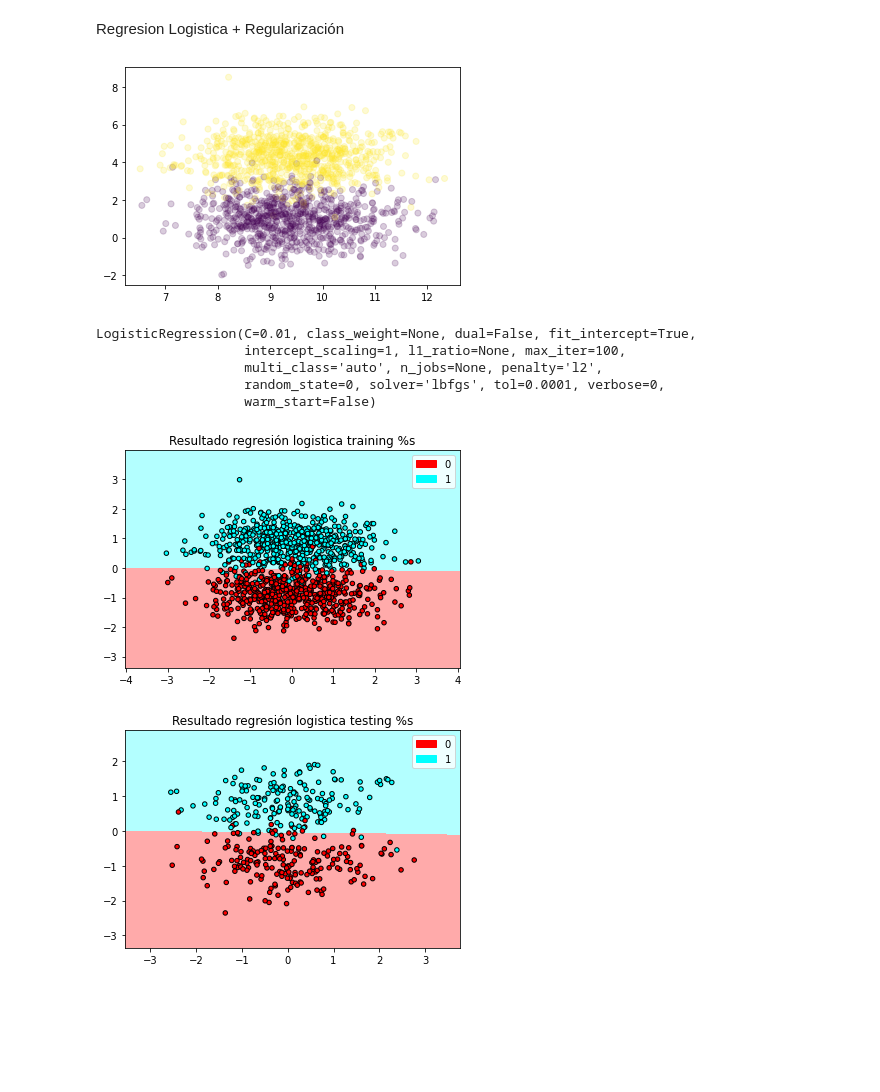
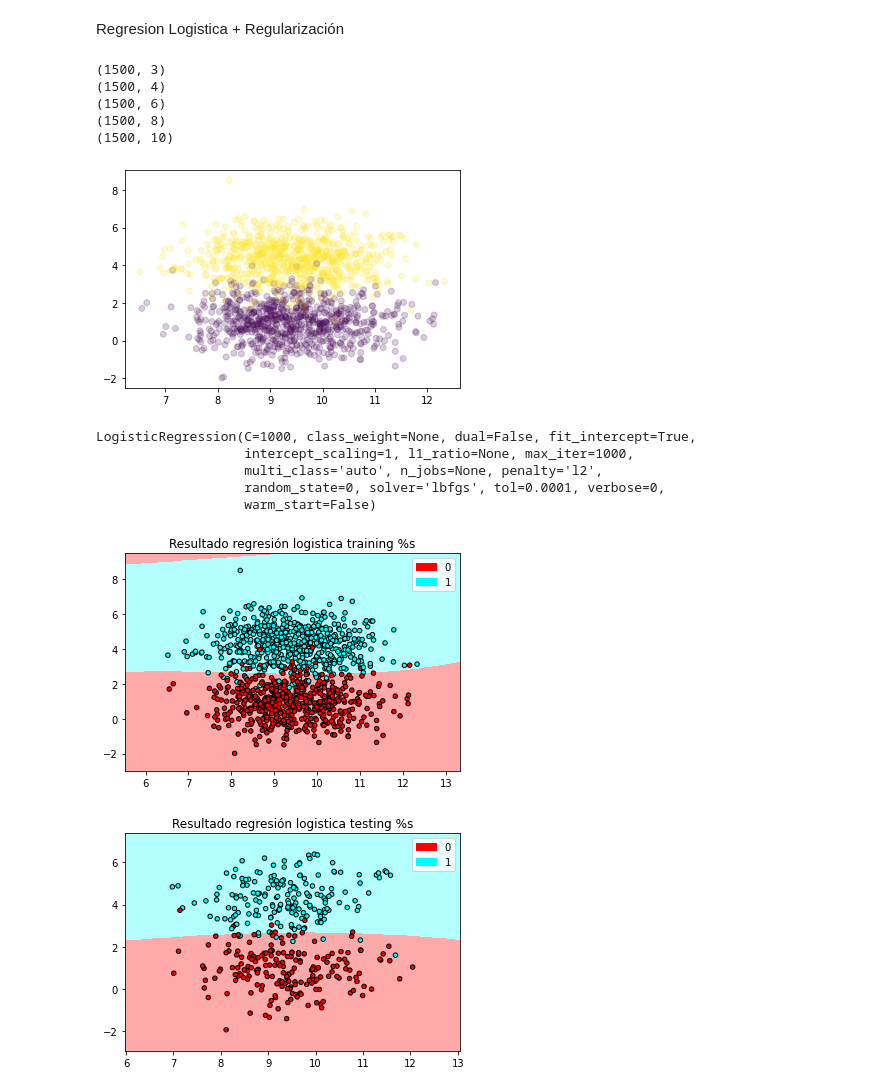
Before and after one commit to calderonf/CursoMachineLearning, a Jupyter notebook: Codigo/Regresion_logistica_Regularizacion.ipynb, the cells around one changed output. Drawn from its saved outputs; the diff is of its cells as text; code cells hidden in the pictures; blank space fills up the shorter version.

```diff
--- a/Codigo/Regresion_logistica_Regularizacion.ipynb
+++ b/Codigo/Regresion_logistica_Regularizacion.ipynb
@@ -26,29 +26,56 @@ from sklearn.model_selection import train_test_split
 from sklearn.linear_model import LogisticRegression
 #https://scikit-learn.org/stable/modules/generated/sklearn.linear_model.LogisticRegression.html
 # %%
-Xtotal, ytotal = make_blobs(n_samples = 1500, centers = 2, n_features=2, shuffle=True, random_state=4)#4 y 30 da un buen cluster para probar
+Xoriginal, ytotal = make_blobs(n_samples = 1500, centers = 2, n_features=2, shuffle=True, random_state=4)#4 y 30 da un buen cluster para probar
 #Xtotal, ytotal = make_circles(n_samples=1500, shuffle=True, noise=0.1, random_state=4, factor=0.4)
+#Vamos a aumentar la complejidad de la hipótesis
+
+#tenemos X1 y X2 vamos a tomar una hipótesis
+idx1=1
+idx2=2
+xsize=len(Xoriginal)
+#h(X)=c0X0+C1X1+C2X2+C3X1*X2+C4X1^2+C5X2^2+C6X1^3+C7X2^3+C8X1^4+C9X2^4
+#Primera constante, c0X0 con X0=1:
+Xtotal=np.hstack((np.ones((xsize, 1)),Xoriginal))
+print(np.shape(Xtotal))
+# C3X1*X2
+Xtotal=np.hstack(  (Xtotal,(Xoriginal[:,0]*Xoriginal[:,1]).reshape((xsize, 1)))  )
+print(np.shape(Xtotal))
+#C4X1^2+C5X2^2
+Xtotal=np.hstack((Xtotal,np.power(Xoriginal,2)))
+print(np.shape(Xtotal))
+#C6X1^3+C7X2^3
+Xtotal=np.hstack((Xtotal,np.power(Xoriginal,3)))
+print(np.shape(Xtotal))
+#C8X1^4+C9X2^4
+Xtotal=np.hstack((Xtotal,np.power(Xoriginal,4)))
+print(np.shape(Xtotal))
 
 plt.figure()
-plt.scatter(Xtotal[:,0],Xtotal[:,1],c=ytotal,alpha=0.2)#ver: https://matplotlib.org/3.3.1/api/_as_gen/matplotlib.pyplot.scatter.html
+plt.scatter(Xtotal[:,idx1],Xtotal[:,idx2],c=ytotal,alpha=0.2)#ver: https://matplotlib.org/3.3.1/api/_as_gen/matplotlib.pyplot.scatter.html
 plt.show()
 X_train, X_test, y_train, y_test = train_test_split(Xtotal, ytotal, random_state=0)
-scaler = StandardScaler()# Ejercicio, no use la escalización de los datos a ver que tal funciona!
-scaler.fit(X_train)# el fit de los datos solo se hace con el conjunto de entrenamiento!
-X_train = scaler.transform(X_train)
-X_test = scaler.transform(X_test)
+
+#scaler = StandardScaler()# Ejercicio, no use la escalización de los datos a ver que tal funciona!
+#scaler.fit(X_train)# el fit de los datos solo se hace con el conjunto de entrenamiento!
+#X_train = scaler.transform(X_train)
+#X_test = scaler.transform(X_test)
 # %% [output]
+(1500, 3)
+(1500, 4)
+(1500, 6)
+(1500, 8)
+(1500, 10)
 [figure]
 # %%
 # ver https://scikit-learn.org/stable/modules/linear_model.html#logistic-regression
 
-LR = LogisticRegression(penalty='l2', C=0.01,random_state=0)
-#https://scikit-learn.org/stable/modules/generated/sklearn.svm.SVC.html#sklearn.svm.SVC
+LR = LogisticRegression(penalty='l2',max_iter=1000, C=1000,random_state=0)
 
 LR.fit(X_train, y_train)
 # %% [output]
-LogisticRegression(C=0.01, class_weight=None, dual=False, fit_intercept=True,
-                   intercept_scaling=1, l1_ratio=None, max_iter=100,
+LogisticRegression(C=1000, class_weight=None, dual=False, fit_intercept=True,
+                   intercept_scaling=1, l1_ratio=None, max_iter=1000,
                    multi_class='auto', n_jobs=None, penalty='l2',
                    random_state=0, solver='lbfgs', tol=0.0001, verbose=0,
                    warm_start=False)
@@ -63,11 +90,10 @@ cmap_bold = ListedColormap(['#FF0000', '#00ffff'])#['#FF0000', '#ff9933','#FFFF0
 
 # Plot the decision boundary. For that, we will assign a color to each
 # point in the mesh [x_min, x_max]x[y_min, y_max].
-x_min, x_max = X[:, 0].min() - 1, X[:, 0].max() + 1
-y_min, y_max = X[:, 1].min() - 1, X[:, 1].max() + 1
-xx, yy = np.meshgrid(np.arange(x_min, x_max, h),
-                         np.arange(y_min, y_max, h))
-Z = LR.predict(np.c_[xx.ravel(), yy.ravel()])
+x_min, x_max = X[:, idx1].min() - 1, X[:, idx1].max() + 1
+y_min, y_max = X[:, idx2].min() - 1, X[:, idx2].max() + 1
+xx, yy = np.meshgrid(np.arange(x_min, x_max, h),np.arange(y_min, y_max, h))
+Z = LR.predict(np.c_[np.zeros_like(xx.ravel()),xx.ravel(), yy.ravel(),xx.ravel()* yy.ravel(),xx.ravel()*xx.ravel(), yy.ravel()* yy.ravel(),xx.ravel()*xx.ravel()*xx.ravel(), yy.ravel()*yy.ravel()* yy.ravel(),xx.ravel()*xx.ravel()*xx.ravel()*xx.ravel(), yy.ravel()*yy.ravel()* yy.ravel()* yy.ravel()])
 
 # Put the result into a color plot
 Z = Z.reshape(xx.shape)
@@ -75,7 +101,7 @@ plt.figure()
 plt.pcolormesh(xx, yy, Z, cmap=cmap_light)
 
 # Plot also the training points
-plt.scatter(X[:, 0], X[:, 1], c=y, cmap=cmap_bold,
+plt.scatter(X[:, idx1], X[:, idx2], c=y, cmap=cmap_bold,
                 edgecolor='k', s=20)
 plt.xlim(xx.min(), xx.max())
 plt.ylim(yy.min(), yy.max())
@@ -89,45 +115,45 @@ plt.title("Resultado regresión logistica training %s")
 
 plt.show()
 # %% [output]
-[figure, old version]
+[figure, new version]
 # %%
 X=X_test
 y=y_test
 
 h = .02  # step size in the mesh
 # Create color maps
 cmap_light = ListedColormap(['#FFAAAA', '#b3ffff'])#['#FFAAAA', '#ffcc99', '#ffffb3','#b3ffff','#c2f0c2']
 cmap_bold = ListedColormap(['#FF0000', '#00ffff'])#['#FF0000', '#ff9933','#FFFF00','#00ffff','#00FF00']
 
 # Plot the decision boundary. For that, we will assign a color to each
 # point in the mesh [x_min, x_max]x[y_min, y_max].
-x_min, x_max = X[:, 0].min() - 1, X[:, 0].max() + 1
-y_min, y_max = X[:, 1].min() - 1, X[:, 1].max() + 1
+x_min, x_max = X[:, idx1].min() - 1, X[:, idx1].max() + 1
+y_min, y_max = X[:, idx2].min() - 1, X[:, idx2].max() + 1
 xx, yy = np.meshgrid(np.arange(x_min, x_max, h),
                          np.arange(y_min, y_max, h))
-Z = LR.predict(np.c_[xx.ravel(), yy.ravel()])
+Z = LR.predict(np.c_[np.zeros_like(xx.ravel()),xx.ravel(), yy.ravel(),xx.ravel()* yy.ravel(),xx.ravel()*xx.ravel(), yy.ravel()* yy.ravel(),xx.ravel()*xx.ravel()*xx.ravel(), yy.ravel()*yy.ravel()* yy.ravel(),xx.ravel()*xx.ravel()*xx.ravel()*xx.ravel(), yy.ravel()*yy.ravel()* yy.ravel()* yy.ravel()])
 
 # Put the result into a color plot
 Z = Z.reshape(xx.shape)
 plt.figure()
 plt.pcolormesh(xx, yy, Z, cmap=cmap_light)
 
 # Plot also the training points
-plt.scatter(X[:, 0], X[:, 1], c=y, cmap=cmap_bold,
+plt.scatter(X[:, idx1], X[:, idx2], c=y, cmap=cmap_bold,
                 edgecolor='k', s=20)
 plt.xlim(xx.min(), xx.max())
 plt.ylim(yy.min(), yy.max())
 
 patch0 = mpatches.Patch(color='#FF0000', label='0')
 patch1 = mpatches.Patch(color='#00ffff', label='1')
 plt.legend(handles=[patch0, patch1])
 
 
 plt.title("Resultado regresión logistica testing %s")
 
 plt.show()
 # %% [output]
-[figure, old version]
+[figure, new version]
 # %%
 from sklearn.metrics import matthews_corrcoef
 from sklearn.metrics import accuracy_score
```
Also changed, not shown: parts of 1 cell of this notebook.
